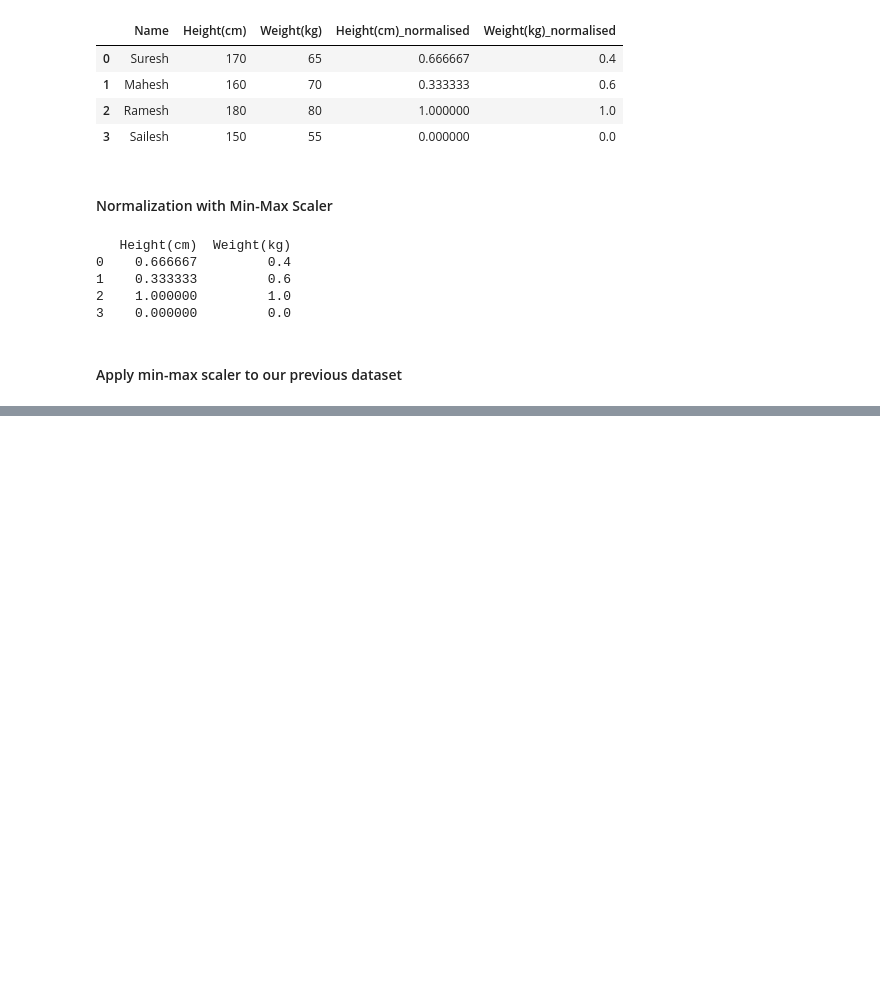
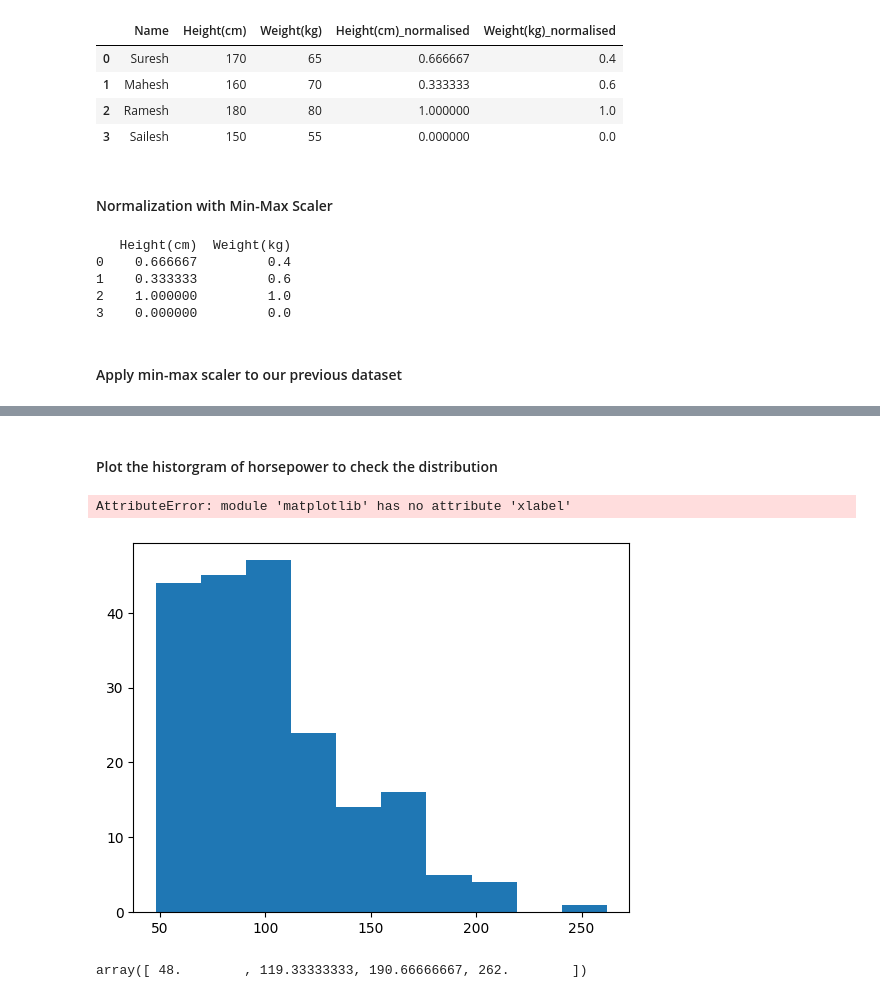
Before and after one commit to ghatanisuresh/DataScience_tutorial, a Jupyter notebook: Data-Wrangling/Automobile-Data-Wrangling-Demo.ipynb, the cells around one changed output, grey strips where cells are left out. Saved outputs shown, nothing was run; the diff lists cells and outputs as text; code cells hidden in the pictures; blank space fills up the shorter version.

```diff
--- a/Data-Wrangling/Automobile-Data-Wrangling-Demo.ipynb
+++ b/Data-Wrangling/Automobile-Data-Wrangling-Demo.ipynb
@@ -780,23 +780,3 @@ print(example_normalized)
 3    0.000000         0.0
 # %% [markdown]
 #### Apply min-max scaler to our previous dataset
-# %%
-import pandas as pd
-from sklearn.preprocessing import MinMaxScaler
-
-# Load the dataset (Assuming you have it in a CSV file, for example 'car_data.csv')
-# df = pd.read_csv('car_data.csv')
-
-# Select numerical columns to normalize
-numerical_cols = ['normalized-losses', 'wheel-base', 'engine-size', 'bore', 'stroke',
-                  'compression-ratio', 'horsepower', 'peak-rpm', 'city-L/100km',
-                  'highway-L/100km', 'price']
-
-# Initialize the MinMaxScaler
-scaler = MinMaxScaler()
-
-# Normalize the selected numerical columns
-df[numerical_cols] = scaler.fit_transform(df[numerical_cols])
-
-# View the normalized DataFrame
-print(df.head())
@@ -832,0 +823,24 @@ df.head()
+# %%
+# concert above data to correct format as 'horsepower' is in object format
+df['horsepower'] = df['horsepower'].astype(int, copy = True)
+# %% [markdown]
+#### Plot the historgram of horsepower to check the distribution
+# %%
+%matplotlib inline
+import matplotlib as plt
+from matplotlib import pyplot
+
+plt.pyplot.hist(df['horsepower'])
+
+plt.xlabel('Horsepower')
+plt.ylabel('count')
+plt.title('Horsepower bins')
+plt.show()
+# %% [output]
+AttributeError: module 'matplotlib' has no attribute 'xlabel'
+[figure, added]
+# %%
+bins = np.linspace(min(df['horsepower']), max(df['horsepower']), 4)
+bins
+# %% [output]
+array([ 48.        , 119.33333333, 190.66666667, 262.        ])
```
Also changed, not shown: parts of 7 cells of this notebook.
